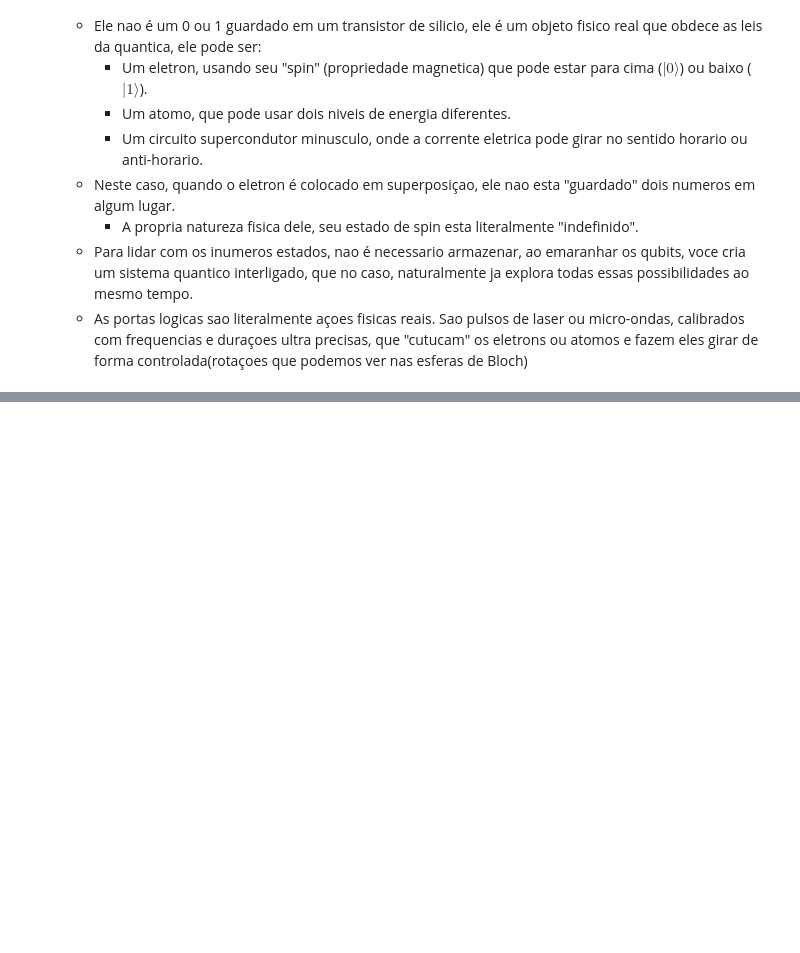
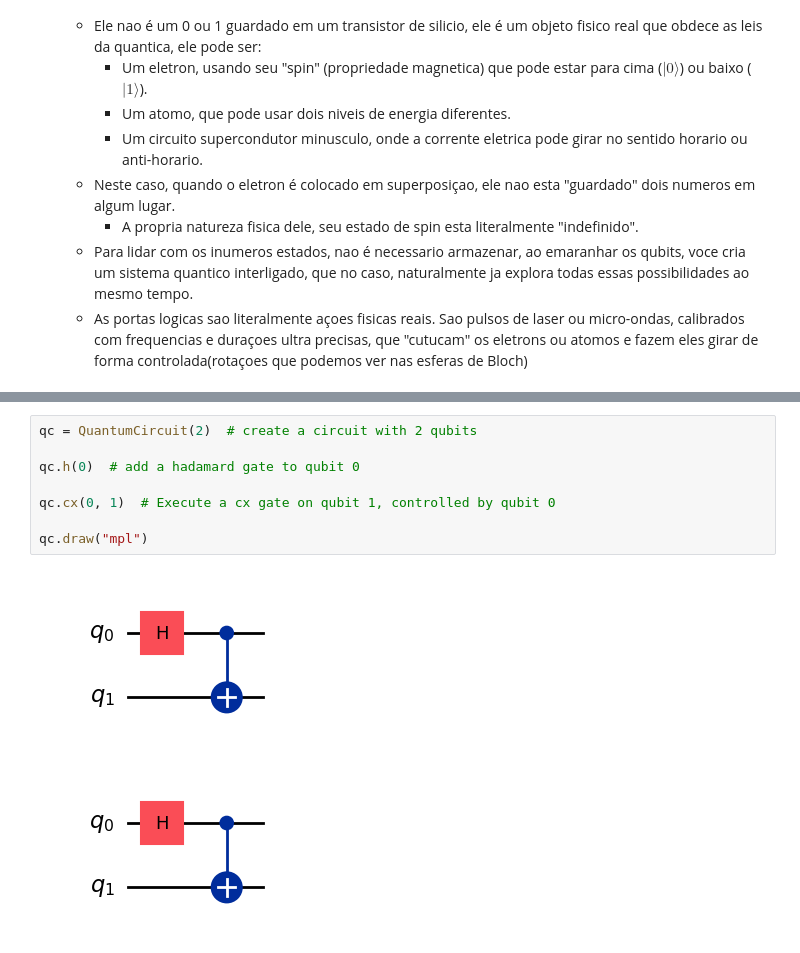
Before and after one commit to joaomoraski/quantum-computing-thesis, a Jupyter notebook: artigos/qiskit-learning.ipynb, the cells around one changed output, grey strips where cells are left out. Saved outputs shown, nothing was run; the diff lists cells and outputs as text; blank space fills up the shorter version.

```diff
--- a/artigos/qiskit-learning.ipynb
+++ b/artigos/qiskit-learning.ipynb
@@ -646,0 +669,11 @@ Primeiro, vamos entender o que seria um qubits fisico.
+# %%
+qc = QuantumCircuit(2)  # create a circuit with 2 qubits
+
+qc.h(0)  # add a hadamard gate to qubit 0
+
+qc.cx(0, 1)  # Execute a cx gate on qubit 1, controlled by qubit 0
+
+qc.draw("mpl")
+# %% [output]
+[figure, added]
+[figure, added]
```
Also changed, not shown: parts of 18 cells of this notebook, 1 other file.
